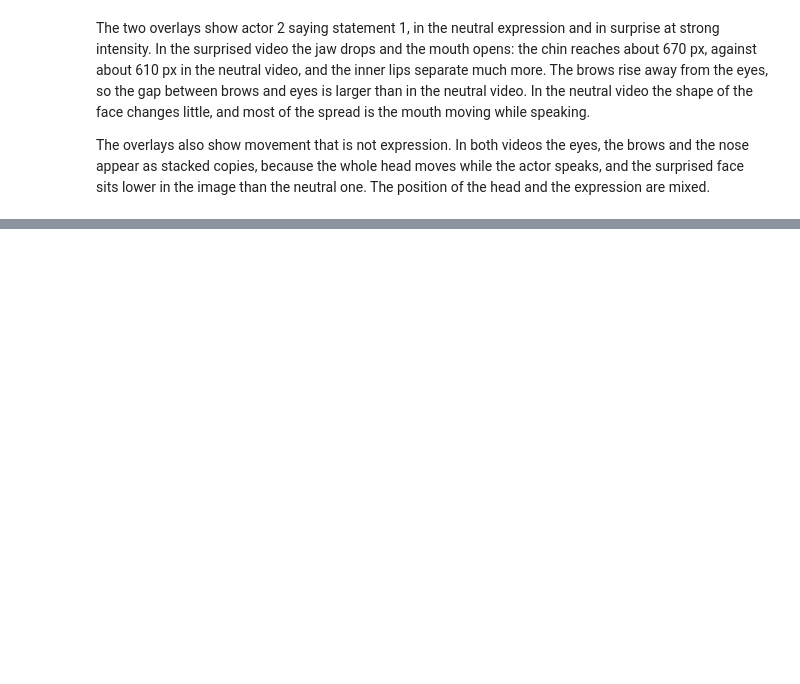
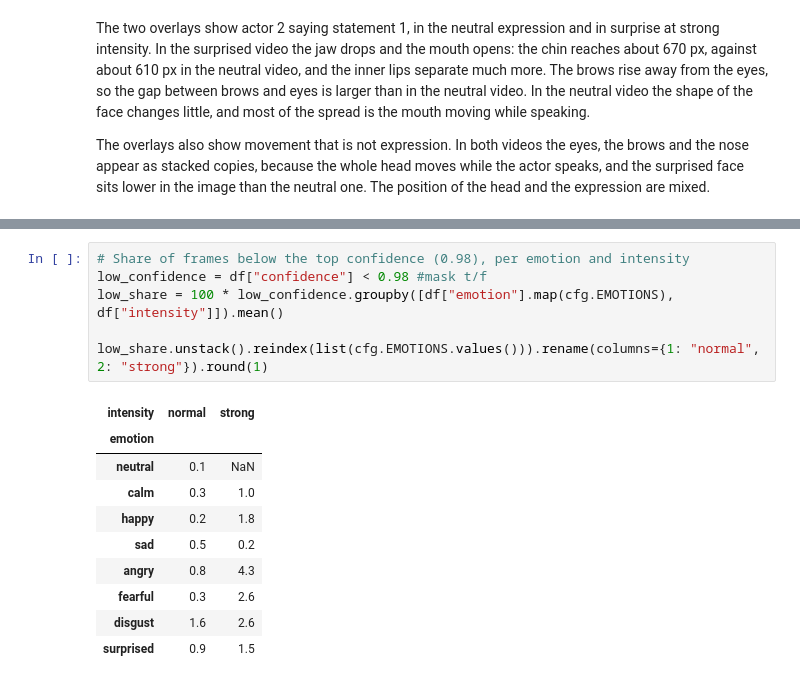
Before and after one commit to migasantunes/Emotion_Recognition, a Jupyter notebook: notebooks/01_data.ipynb, the cells around one changed output, grey strips where cells are left out. Saved outputs shown, nothing was run; the diff lists cells and outputs as text; blank space fills up the shorter version.

```diff
--- a/notebooks/01_data.ipynb
+++ b/notebooks/01_data.ipynb
@@ -167,0 +182,17 @@ The overlays also show movement that is not expression. In both videos the eyes,
+# %%
+# Share of frames below the top confidence (0.98), per emotion and intensity
+low_confidence = df["confidence"] < 0.98 #mask t/f
+low_share = 100 * low_confidence.groupby([df["emotion"].map(cfg.EMOTIONS), df["intensity"]]).mean()
+
+low_share.unstack().reindex(list(cfg.EMOTIONS.values())).rename(columns={1: "normal", 2: "strong"}).round(1)
+# %% [output]
+| intensity | normal | strong |
+| emotion |  |  |
+| neutral | 0.1 | NaN |
+| calm | 0.3 | 1.0 |
+| happy | 0.2 | 1.8 |
+| sad | 0.5 | 0.2 |
+| angry | 0.8 | 4.3 |
+| fearful | 0.3 | 2.6 |
+| disgust | 1.6 | 2.6 |
+| surprised | 0.9 | 1.5 |
```
Also changed, not shown: parts of 5 cells of this notebook.
